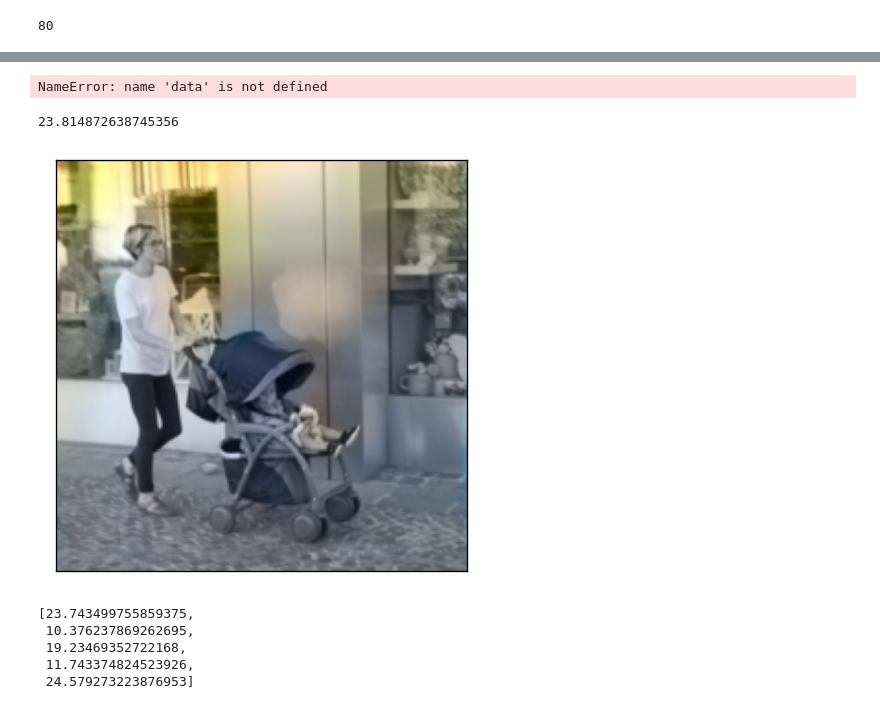
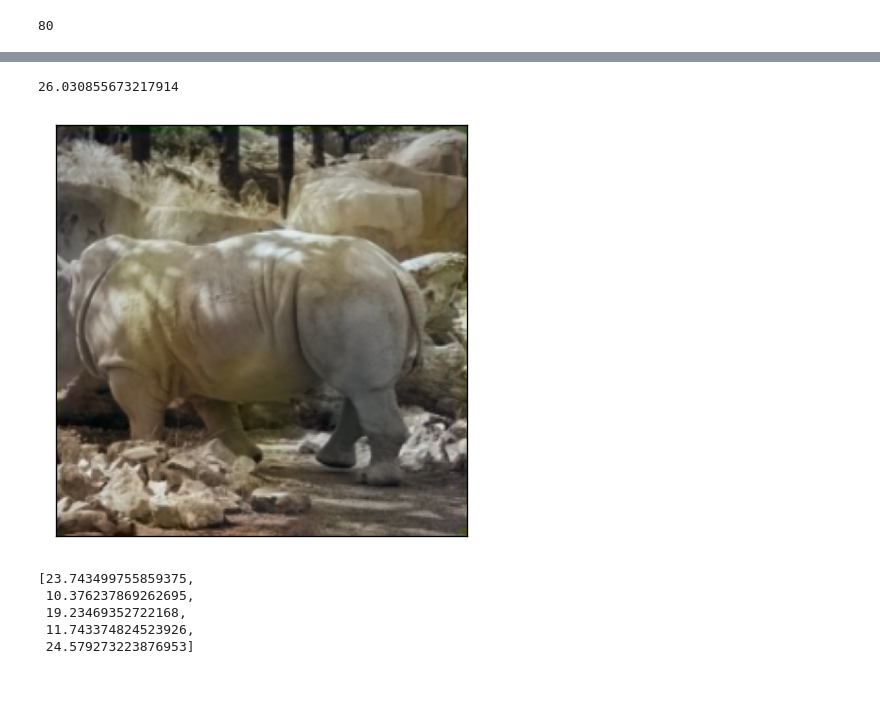
Before and after one commit to Zhang-Yiqian/user-guided-video-colourisation, a Jupyter notebook: train_prop.ipynb, the cells around one changed output, grey strips where cells are left out. Saved outputs shown, nothing was run; the diff lists cells and outputs as text; code cells hidden in the pictures.

```diff
--- a/train_prop.ipynb
+++ b/train_prop.ipynb
@@ -219,36 +220,32 @@ KeyboardInterrupt:
 #!fuser /dev/nvidia*
 # %%
 #!kill 20457
-# %%
-data
-# %% [output]
-NameError: name 'data' is not defined
 # %%
 import matplotlib.pyplot as plt
 from skimage.transform import resize
 import skimage
 
 lightness = data['gray'].cpu()
 real_ab = data['ab'].cpu()
 fake_ab = data['prev'].cpu()
 fake_img = torch.cat((lightness, fake_ab), 1)
 real_img = torch.cat((lightness, real_ab), 1)
 fake_rgb = lab2rgb(fake_img, opt).detach().numpy()
 real_rgb = lab2rgb(real_img, opt).detach().numpy()
-idx = 2
+idx = 10
 img = real_rgb[idx,:,:,:].transpose(1,2,0)
 img = fake_rgb[idx,:,:,:].transpose(1,2,0)
 img = np.minimum(img, 1)
 img = resize(img, (1024, 1024))
 skimage.io.imshow(img)
 plt.xticks([])
 plt.yticks([])
 mse = np.mean((fake_rgb[idx, :, :, :] - real_rgb[idx, :, :, :]) ** 2 )
 psnr = 10 * np.log10(1.0 / mse)
 print(psnr)
 # %% [output]
-23.814872638745356
+26.030855673217914
-[figure, old version]
+[figure, new version]
 # %%
 val_psnrs
 # %% [output]
```
Also changed, not shown: parts of 3 cells of this notebook, 8 other files.
